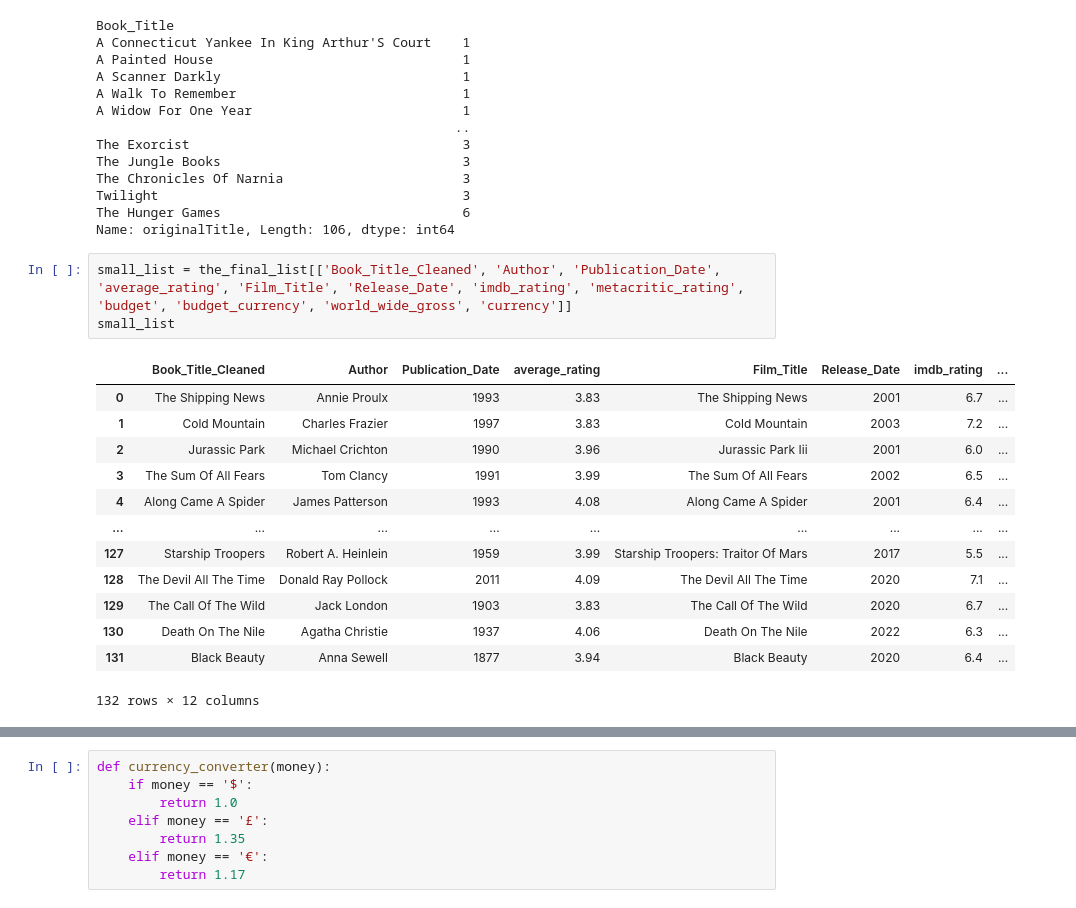
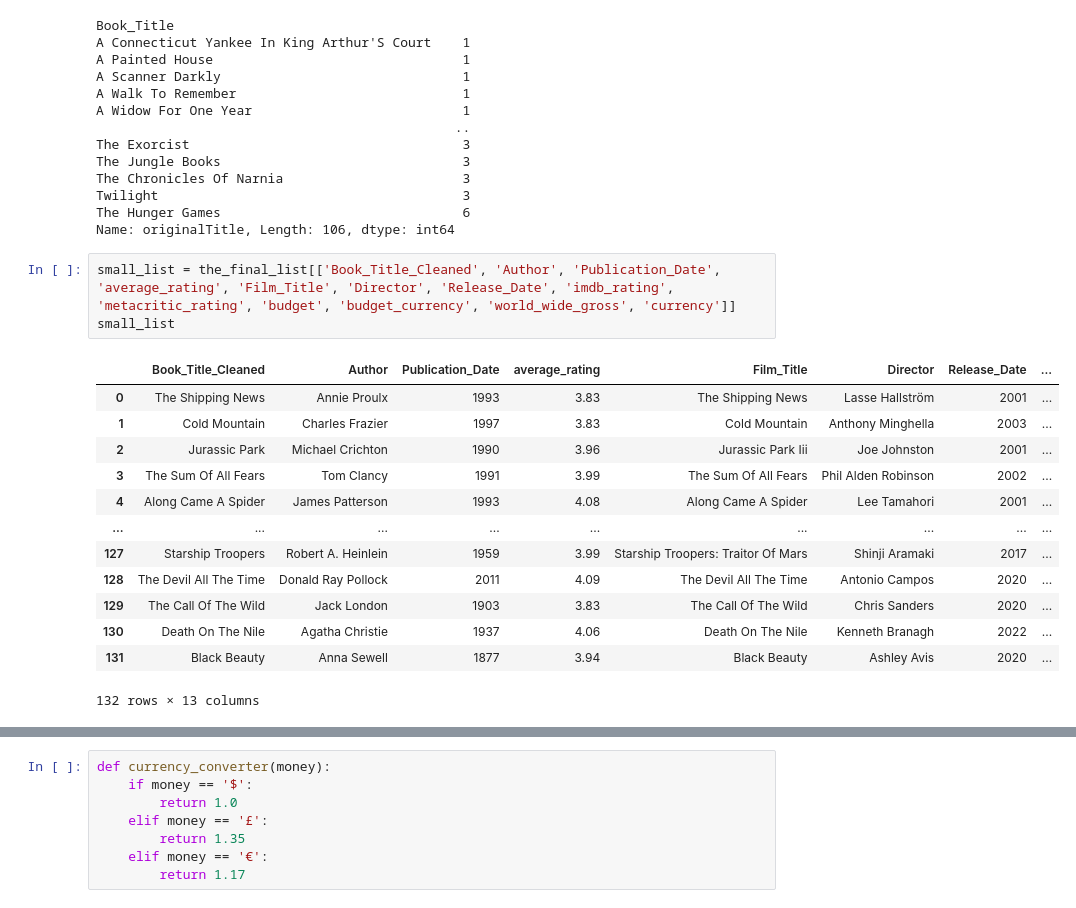
Before and after one commit to BigECire/eric-capstone, a Jupyter notebook: notebooks/Untitled.ipynb, the cells around one changed output, grey strips where cells are left out. Saved outputs shown, nothing was run; the diff lists cells and outputs as text.

```diff
--- a/notebooks/Untitled.ipynb
+++ b/notebooks/Untitled.ipynb
@@ -115,19 +117,19 @@ Twilight                                       3
 The Hunger Games                               6
 Name: originalTitle, Length: 106, dtype: int64
 # %%
-small_list = the_final_list[['Book_Title_Cleaned', 'Author', 'Publication_Date', 'average_rating', 'Film_Title', 'Release_Date', 'imdb_rating', 'metacritic_rating', 'budget', 'budget_currency', 'world_wide_gross', 'currency']]
+small_list = the_final_list[['Book_Title_Cleaned', 'Author', 'Publication_Date', 'average_rating', 'Film_Title', 'Director', 'Release_Date', 'imdb_rating', 'metacritic_rating', 'budget', 'budget_currency', 'world_wide_gross', 'currency']]
 small_list
 # %% [output]
-|  | Book_Title_Cleaned | Author | Publication_Date | average_rating | Film_Title | Release_Date | imdb_rating | ... |
-| 0 | The Shipping News | Annie Proulx | 1993 | 3.83 | The Shipping News | 2001 | 6.7 | ... |
-| 1 | Cold Mountain | Charles Frazier | 1997 | 3.83 | Cold Mountain | 2003 | 7.2 | ... |
-| 2 | Jurassic Park | Michael Crichton | 1990 | 3.96 | Jurassic Park Iii | 2001 | 6.0 | ... |
-| 3 | The Sum Of All Fears | Tom Clancy | 1991 | 3.99 | The Sum Of All Fears | 2002 | 6.5 | ... |
-| 4 | Along Came A Spider | James Patterson | 1993 | 4.08 | Along Came A Spider | 2001 | 6.4 | ... |
+|  | Book_Title_Cleaned | Author | Publication_Date | average_rating | Film_Title | Director | Release_Date | ... |
+| 0 | The Shipping News | Annie Proulx | 1993 | 3.83 | The Shipping News | Lasse Hallström | 2001 | ... |
+| 1 | Cold Mountain | Charles Frazier | 1997 | 3.83 | Cold Mountain | Anthony Minghella | 2003 | ... |
+| 2 | Jurassic Park | Michael Crichton | 1990 | 3.96 | Jurassic Park Iii | Joe Johnston | 2001 | ... |
+| 3 | The Sum Of All Fears | Tom Clancy | 1991 | 3.99 | The Sum Of All Fears | Phil Alden Robinson | 2002 | ... |
+| 4 | Along Came A Spider | James Patterson | 1993 | 4.08 | Along Came A Spider | Lee Tamahori | 2001 | ... |
 | ... | ... | ... | ... | ... | ... | ... | ... | ... |
-| 127 | Starship Troopers | Robert A. Heinlein | 1959 | 3.99 | Starship Troopers: Traitor Of Mars | 2017 | 5.5 | ... |
-| 128 | The Devil All The Time | Donald Ray Pollock | 2011 | 4.09 | The Devil All The Time | 2020 | 7.1 | ... |
-| 129 | The Call Of The Wild | Jack London | 1903 | 3.83 | The Call Of The Wild | 2020 | 6.7 | ... |
-| 130 | Death On The Nile | Agatha Christie | 1937 | 4.06 | Death On The Nile | 2022 | 6.3 | ... |
-| 131 | Black Beauty | Anna Sewell | 1877 | 3.94 | Black Beauty | 2020 | 6.4 | ... |
+| 127 | Starship Troopers | Robert A. Heinlein | 1959 | 3.99 | Starship Troopers: Traitor Of Mars | Shinji Aramaki | 2017 | ... |
+| 128 | The Devil All The Time | Donald Ray Pollock | 2011 | 4.09 | The Devil All The Time | Antonio Campos | 2020 | ... |
+| 129 | The Call Of The Wild | Jack London | 1903 | 3.83 | The Call Of The Wild | Chris Sanders | 2020 | ... |
+| 130 | Death On The Nile | Agatha Christie | 1937 | 4.06 | Death On The Nile | Kenneth Branagh | 2022 | ... |
+| 131 | Black Beauty | Anna Sewell | 1877 | 3.94 | Black Beauty | Ashley Avis | 2020 | ... |
-132 rows × 12 columns
+132 rows × 13 columns
```
Also changed, not shown: parts of 46 cells of this notebook, 18 other files.
